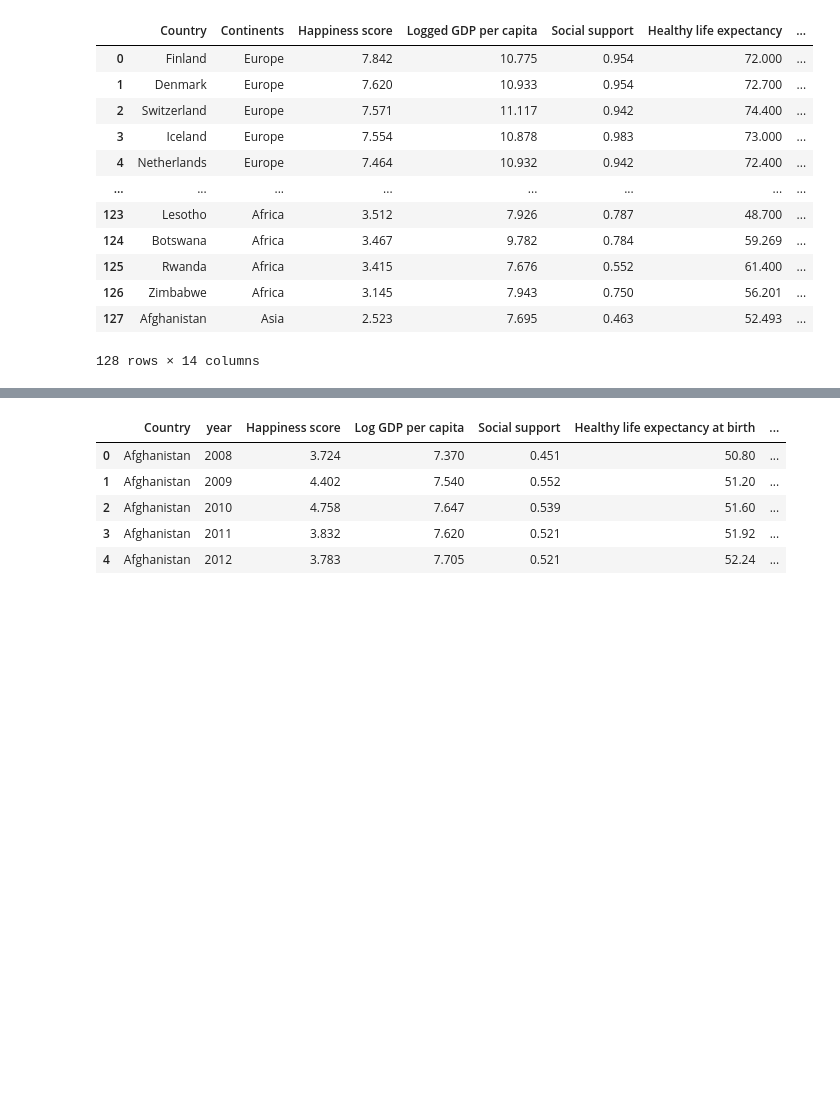
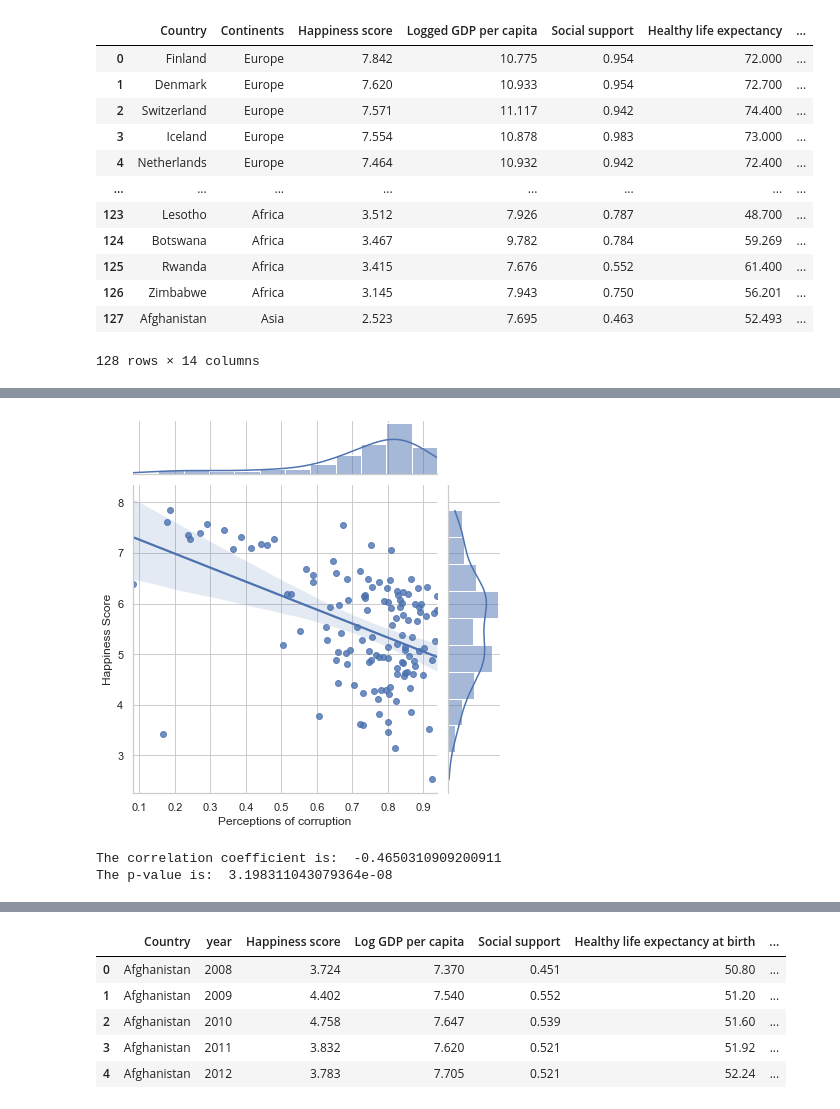
Before and after one commit to kuhuhalder/happiness-data-analysis, a Jupyter notebook: happiness.ipynb, the cells around one changed output, grey strips where cells are left out. Saved outputs shown, nothing was run; the diff lists cells and outputs as text; code cells hidden in the pictures; blank space fills up the shorter version.

```diff
--- a/data-analysis.ipynb
+++ b/happiness.ipynb
@@ -642,0 +723,15 @@ large_df
+# %%
+sns.jointplot('Perceptions of corruption', 'Happiness score', data = large_df, kind='reg')
+plt.xlabel('Perceptions of corruption')
+plt.ylabel('Happiness Score')
+plt.savefig('happiness-corruption.png')
+plt.show()
+# %% [output]
+[figure, added]
+# %%
+corr, p_value = stats.pearsonr(large_df['Perceptions of corruption'], large_df['Happiness score'])
+print("The correlation coefficient is: ", corr)
+print("The p-value is: ", p_value)
+# %% [output]
+The correlation coefficient is:  -0.4650310909200911
+The p-value is:  3.198311043079364e-08
```
Also changed, not shown: parts of 28 cells of this notebook, 4 other files.
